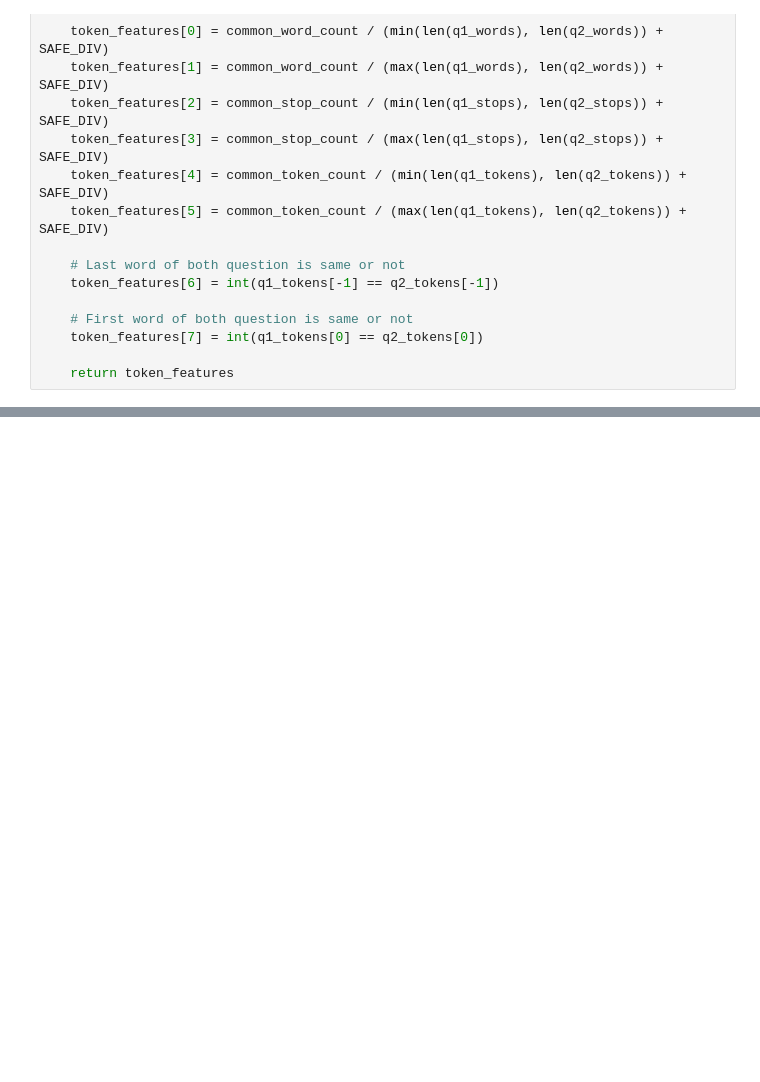
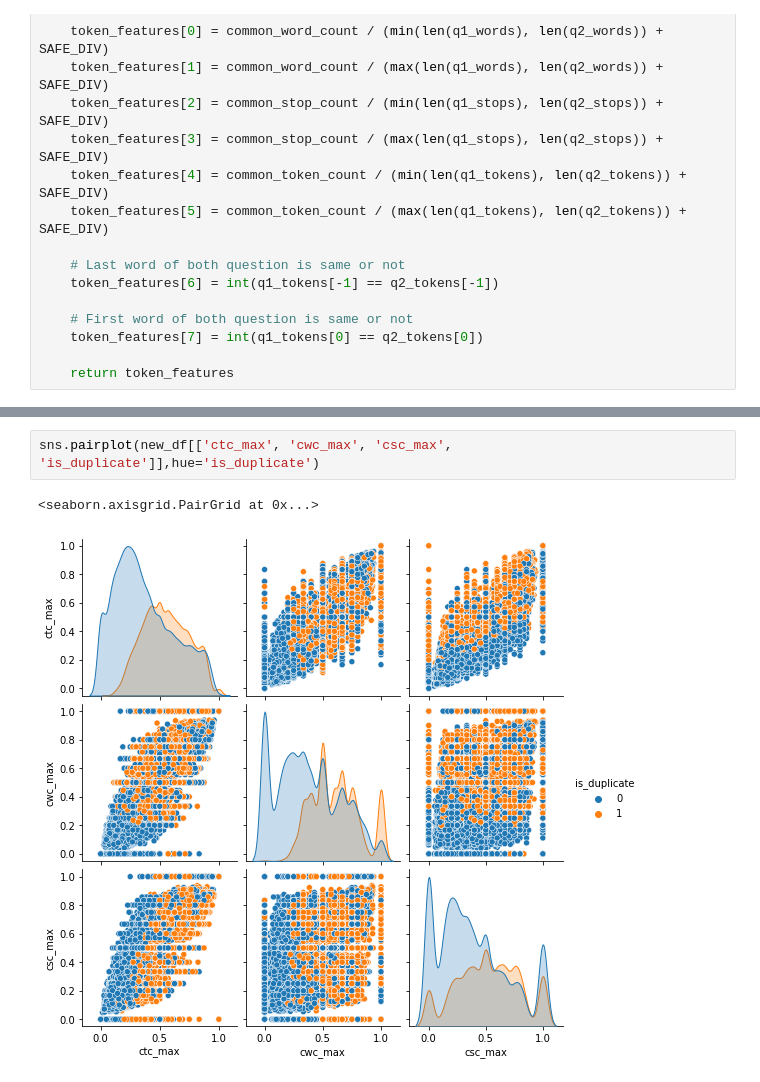
Before and after one commit to adarsha02/Duplicate-Question-Detection-using-NLP, a Jupyter notebook: hello.ipynb, the cells around one changed output, grey strips where cells are left out. Saved outputs shown, nothing was run; the diff lists cells and outputs as text; blank space fills up the shorter version.

```diff
--- a/hello.ipynb
+++ b/hello.ipynb
@@ -368,0 +467,5 @@ LookupError:
+# %%
+sns.pairplot(new_df[['ctc_max', 'cwc_max', 'csc_max', 'is_duplicate']],hue='is_duplicate')
+# %% [output]
+<seaborn.axisgrid.PairGrid at 0x...>
+[figure, added]
```
Also changed, not shown: parts of 32 cells of this notebook.
